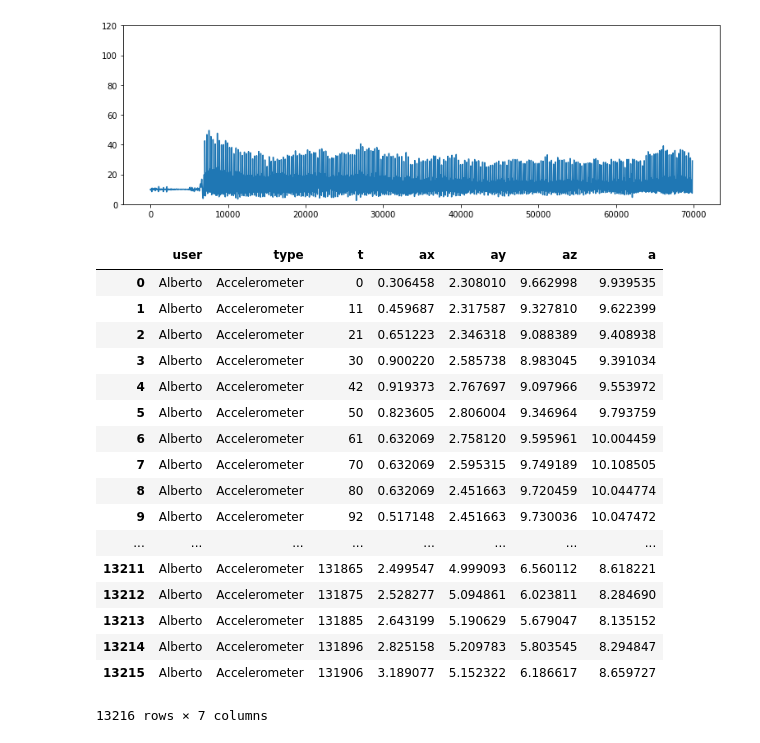
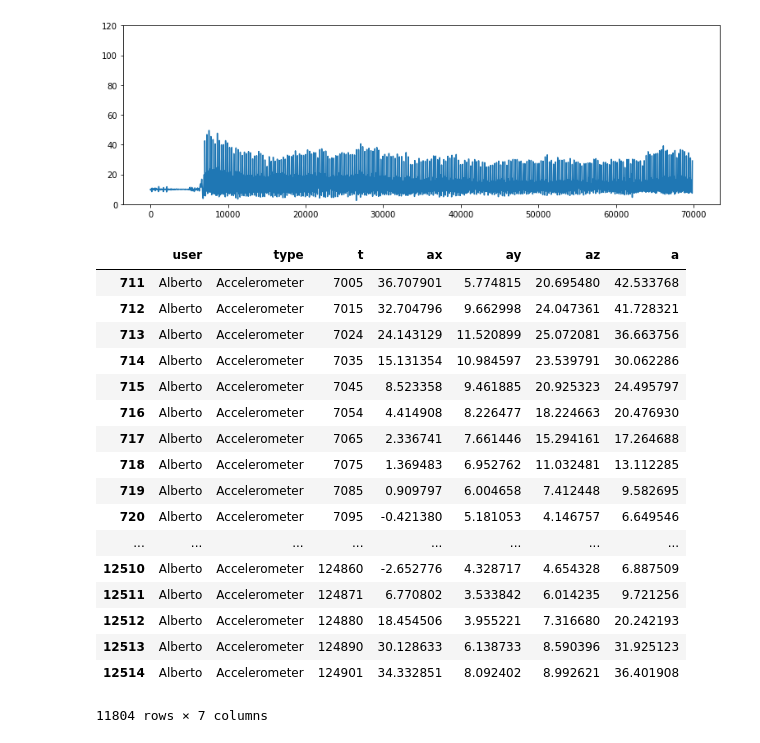
Before and after one commit to DedZago/msbd, a Jupyter notebook: LoadData.ipynb, the cells around one changed output. Saved outputs shown, nothing was run; the diff lists cells and outputs as text; code cells hidden in the pictures.

```diff
--- a/LoadData.ipynb
+++ b/LoadData.ipynb
@@ -43,24 +43,24 @@ plt.ylim(0,120)
 plt.show()
 # %% [output]
 [figure]
-# %%
-data
-# %% [output]
-|  | user | type | t | ax | ay | az | a |
-| 0 | Alberto | Accelerometer | 0 | 0.306458 | 2.308010 | 9.662998 | 9.939535 |
-| 1 | Alberto | Accelerometer | 11 | 0.459687 | 2.317587 | 9.327810 | 9.622399 |
-| 2 | Alberto | Accelerometer | 21 | 0.651223 | 2.346318 | 9.088389 | 9.408938 |
-| 3 | Alberto | Accelerometer | 30 | 0.900220 | 2.585738 | 8.983045 | 9.391034 |
-| 4 | Alberto | Accelerometer | 42 | 0.919373 | 2.767697 | 9.097966 | 9.553972 |
-| 5 | Alberto | Accelerometer | 50 | 0.823605 | 2.806004 | 9.346964 | 9.793759 |
-| 6 | Alberto | Accelerometer | 61 | 0.632069 | 2.758120 | 9.595961 | 10.004459 |
-| 7 | Alberto | Accelerometer | 70 | 0.632069 | 2.595315 | 9.749189 | 10.108505 |
-| 8 | Alberto | Accelerometer | 80 | 0.632069 | 2.451663 | 9.720459 | 10.044774 |
-| 9 | Alberto | Accelerometer | 92 | 0.517148 | 2.451663 | 9.730036 | 10.047472 |
-| ... | ... | ... | ... | ... | ... | ... | ... |
-| 13211 | Alberto | Accelerometer | 131865 | 2.499547 | 4.999093 | 6.560112 | 8.618221 |
-| 13212 | Alberto | Accelerometer | 131875 | 2.528277 | 5.094861 | 6.023811 | 8.284690 |
-| 13213 | Alberto | Accelerometer | 131885 | 2.643199 | 5.190629 | 5.679047 | 8.135152 |
-| 13214 | Alberto | Accelerometer | 131896 | 2.825158 | 5.209783 | 5.803545 | 8.294847 |
-| 13215 | Alberto | Accelerometer | 131906 | 3.189077 | 5.152322 | 6.186617 | 8.659727 |
-13216 rows × 7 columns
+# %%
+data[(data["t"] > 7000) & (data["t"] < (data["t"].max()-7000))]
+# %% [output]
+|  | user | type | t | ax | ay | az | a |
+| 711 | Alberto | Accelerometer | 7005 | 36.707901 | 5.774815 | 20.695480 | 42.533768 |
+| 712 | Alberto | Accelerometer | 7015 | 32.704796 | 9.662998 | 24.047361 | 41.728321 |
+| 713 | Alberto | Accelerometer | 7024 | 24.143129 | 11.520899 | 25.072081 | 36.663756 |
+| 714 | Alberto | Accelerometer | 7035 | 15.131354 | 10.984597 | 23.539791 | 30.062286 |
+| 715 | Alberto | Accelerometer | 7045 | 8.523358 | 9.461885 | 20.925323 | 24.495797 |
+| 716 | Alberto | Accelerometer | 7054 | 4.414908 | 8.226477 | 18.224663 | 20.476930 |
+| 717 | Alberto | Accelerometer | 7065 | 2.336741 | 7.661446 | 15.294161 | 17.264688 |
+| 718 | Alberto | Accelerometer | 7075 | 1.369483 | 6.952762 | 11.032481 | 13.112285 |
+| 719 | Alberto | Accelerometer | 7085 | 0.909797 | 6.004658 | 7.412448 | 9.582695 |
+| 720 | Alberto | Accelerometer | 7095 | -0.421380 | 5.181053 | 4.146757 | 6.649546 |
+| ... | ... | ... | ... | ... | ... | ... | ... |
+| 12510 | Alberto | Accelerometer | 124860 | -2.652776 | 4.328717 | 4.654328 | 6.887509 |
+| 12511 | Alberto | Accelerometer | 124871 | 6.770802 | 3.533842 | 6.014235 | 9.721256 |
+| 12512 | Alberto | Accelerometer | 124880 | 18.454506 | 3.955221 | 7.316680 | 20.242193 |
+| 12513 | Alberto | Accelerometer | 124890 | 30.128633 | 6.138733 | 8.590396 | 31.925123 |
+| 12514 | Alberto | Accelerometer | 124901 | 34.332851 | 8.092402 | 8.992621 | 36.401908 |
+11804 rows × 7 columns
```
Also changed, not shown: parts of 1 cell of this notebook.
